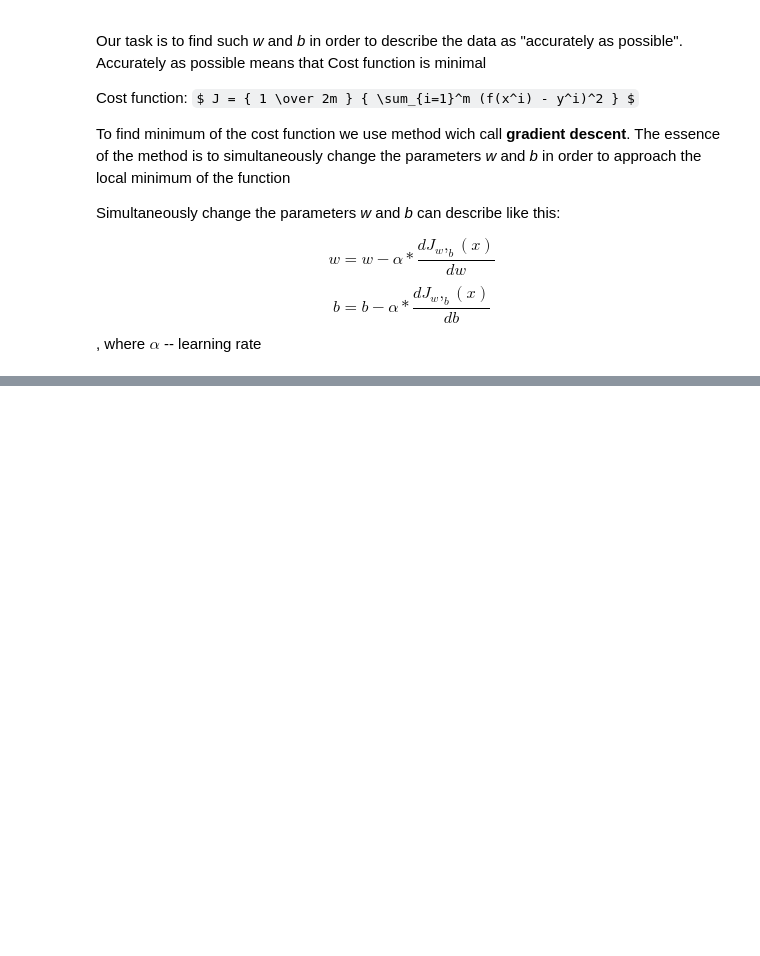
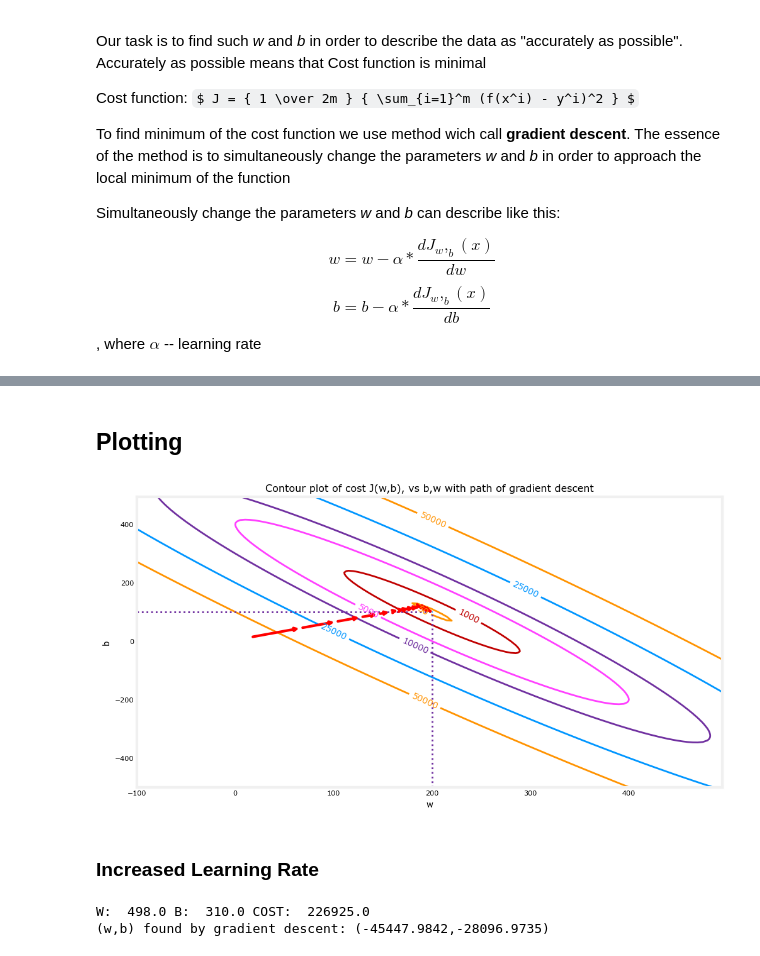
Before and after one commit to grozwalker/ml-lessons, a Jupyter notebook: week_1/liner_regression.ipynb, the cells around one changed output, grey strips where cells are left out. Saved outputs shown, nothing was run; the diff lists cells and outputs as text; code cells hidden in the pictures; some formulas as TeX source; blank space fills up the shorter version.

```diff
--- a/week_1/liner_regression.ipynb
+++ b/week_1/liner_regression.ipynb
@@ -81,0 +109,23 @@ W:  199.98278110471867 B:  100.02786075781393 COST:  3.9126649484997784e-05
+# %% [markdown]
+## Plotting
+# %%
+fig, ax = plt.subplots(1,1, figsize=(12, 6))
+plt_contour_wgrad(x_train, y_train, p_hist, ax)
+# %% [output]
+[figure, added]
+# %% [markdown]
+### Increased Learning Rate
+# %%
+# initialize parameters
+w_init = 10
+b_init = 10
+
+# gradient descent settings
+iterations = 10
+alpha = 8.0e-1
+
+w_final, b_final, J_hist, p_hist = gradient_descent(x_train, y_train, w_init, b_init, iterations, alpha)
+print(f"(w,b) found by gradient descent: ({w_final:8.4f},{b_final:8.4f})")
+# %% [output]
+W:  498.0 B:  310.0 COST:  226925.0
+(w,b) found by gradient descent: (-45447.9842,-28096.9735)
```
Also changed, not shown: parts of 8 cells of this notebook, 4 other files.
